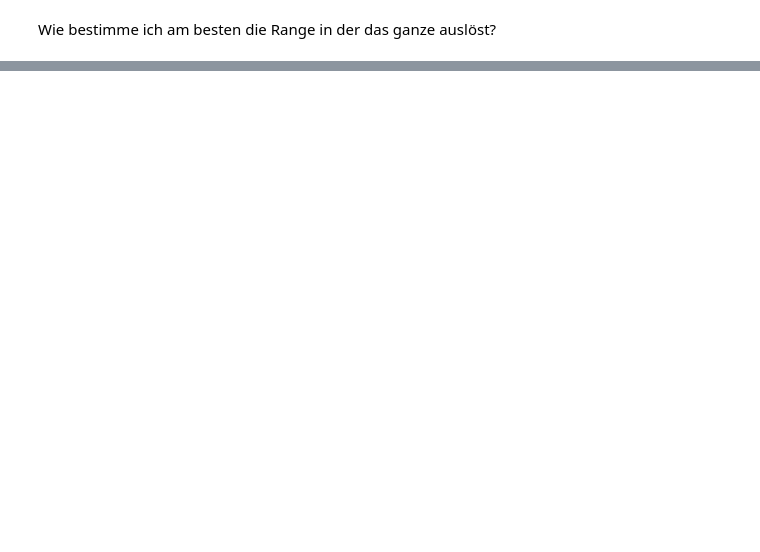
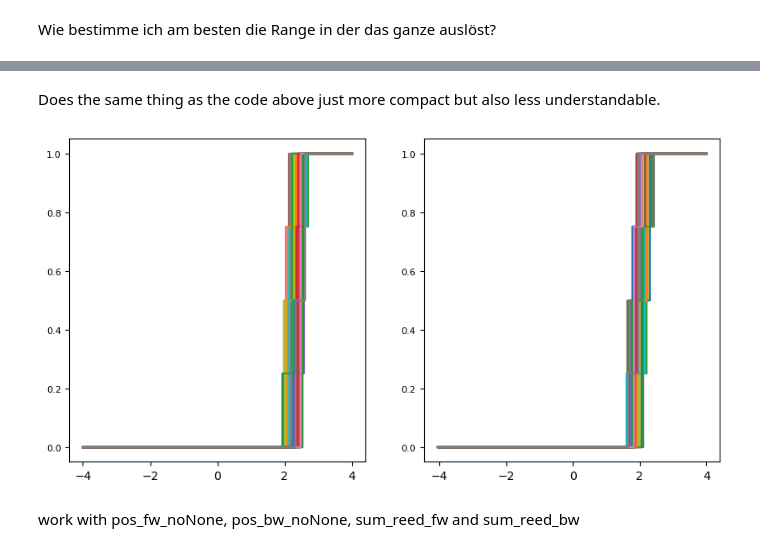
Before and after one commit to annnnna42/Arduino_KDC101_Control_and_Evaluation, a Jupyter notebook: plots_reed.ipynb, the cells around one changed output, grey strips where cells are left out. Cells and saved outputs as stored; diff of their text form; code cells hidden in the pictures; blank space fills up the shorter version.

```diff
--- a/plots_reed.ipynb
+++ b/plots_reed.ipynb
@@ -200,0 +265,18 @@ Print all Reed Front
+# %% [markdown]
+Does the same thing as the code above just more compact but also less understandable.
+# %%
+pos_fw_noNone = [ [pos_fw_all[i][j] for j in range(len(pos_fw_all[i])) if pos_fw_all[i][j] is not None] for i in range(rounds-1)]
+pos_bw_noNone = [ [pos_bw_all[i][j] for j in range(len(pos_bw_all[i])) if pos_bw_all[i][j] is not None] for i in range(rounds-1)]
+
+sum_reed_fw = [ [sum_reed[i][j] for j in range(len(pos_fw_all[i])) if pos_fw_all[i][j] is not None] for i in range(rounds-1)]
+sum_reed_bw = [ [sum_reed[i][j] for j in range(len(pos_bw_all[i])) if pos_bw_all[i][j] is not None] for i in range(rounds-1)]
+
+fig, ax = plt.subplots(1,2, figsize=(10,5))
+
+for i in range(rounds-1):
+    ax[0].step(pos_fw_noNone[i],sum_reed_fw[i])
+    ax[1].step(pos_bw_noNone[i],sum_reed_bw[i])
+# %% [output]
+[figure, added]
+# %% [markdown]
+work with pos_fw_noNone, pos_bw_noNone, sum_reed_fw and sum_reed_bw
```
Also changed, not shown: parts of 16 cells of this notebook.
